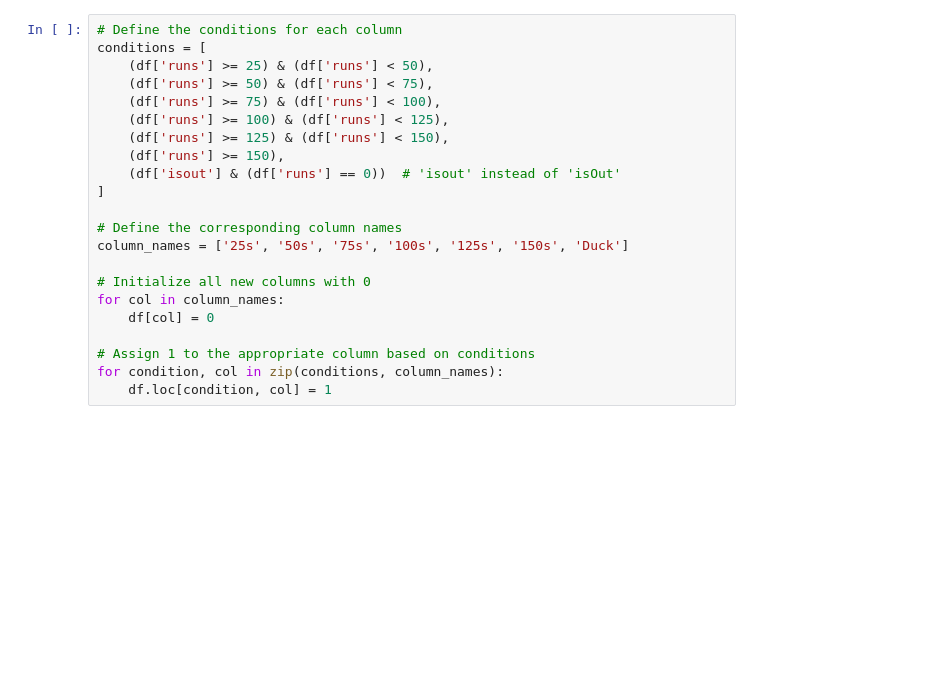
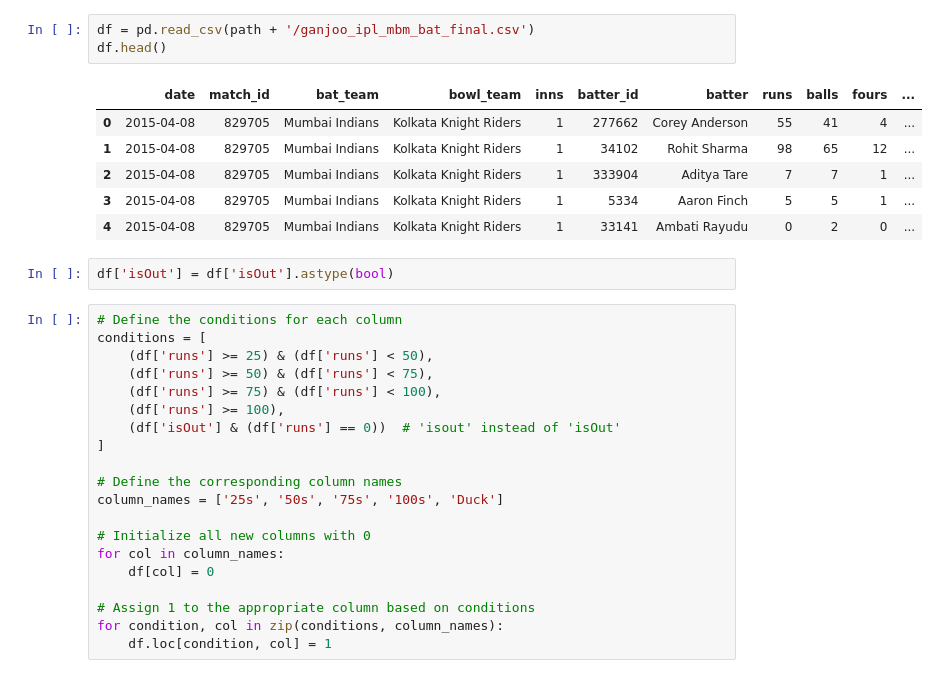
Before and after one commit to ShekhawaTTiku/IPL_Fantasy_Cricket_Team_Generator, a Jupyter notebook: notebooks/Batting_fantasyPoints.ipynb, the cells around one changed output. Drawn from its saved outputs; the diff is of its cells as text; blank space fills up the shorter version.

```diff
--- a/notebooks/Batting_fantasyPoints.ipynb
+++ b/notebooks/Batting_fantasyPoints.ipynb
@@ -20,17 +17,27 @@ Index(['date', 'match_id', 'bat_team', 'bowl_team', 'inns', 'batter_id',
+# %%
+df = pd.read_csv(path + '/ganjoo_ipl_mbm_bat_final.csv')
+df.head()
+# %% [output]
+|  | date | match_id | bat_team | bowl_team | inns | batter_id | batter | runs | balls | fours | ... |
+| 0 | 2015-04-08 | 829705 | Mumbai Indians | Kolkata Knight Riders | 1 | 277662 | Corey Anderson | 55 | 41 | 4 | ... |
+| 1 | 2015-04-08 | 829705 | Mumbai Indians | Kolkata Knight Riders | 1 | 34102 | Rohit Sharma | 98 | 65 | 12 | ... |
+| 2 | 2015-04-08 | 829705 | Mumbai Indians | Kolkata Knight Riders | 1 | 333904 | Aditya Tare | 7 | 7 | 1 | ... |
+| 3 | 2015-04-08 | 829705 | Mumbai Indians | Kolkata Knight Riders | 1 | 5334 | Aaron Finch | 5 | 5 | 1 | ... |
+| 4 | 2015-04-08 | 829705 | Mumbai Indians | Kolkata Knight Riders | 1 | 33141 | Ambati Rayudu | 0 | 2 | 0 | ... |
+# %%
+df['isOut'] = df['isOut'].astype(bool)
 # %%
 # Define the conditions for each column
 conditions = [
     (df['runs'] >= 25) & (df['runs'] < 50),
     (df['runs'] >= 50) & (df['runs'] < 75),
     (df['runs'] >= 75) & (df['runs'] < 100),
-    (df['runs'] >= 100) & (df['runs'] < 125),
-    (df['runs'] >= 125) & (df['runs'] < 150),
-    (df['runs'] >= 150),
-    (df['isout'] & (df['runs'] == 0))  # 'isout' instead of 'isOut'
+    (df['runs'] >= 100),
+    (df['isOut'] & (df['runs'] == 0))  # 'isout' instead of 'isOut'
 ]
 
 # Define the corresponding column names
-column_names = ['25s', '50s', '75s', '100s', '125s', '150s', 'Duck']
+column_names = ['25s', '50s', '75s', '100s', 'Duck']
 
 # Initialize all new columns with 0
 for col in column_names:
```
Also changed, not shown: parts of 8 cells of this notebook.
